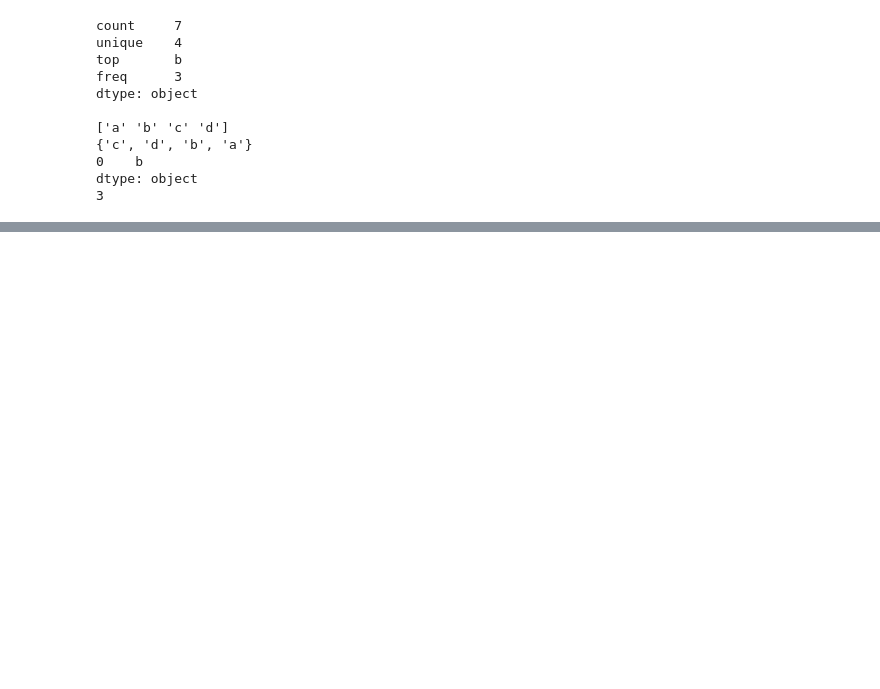
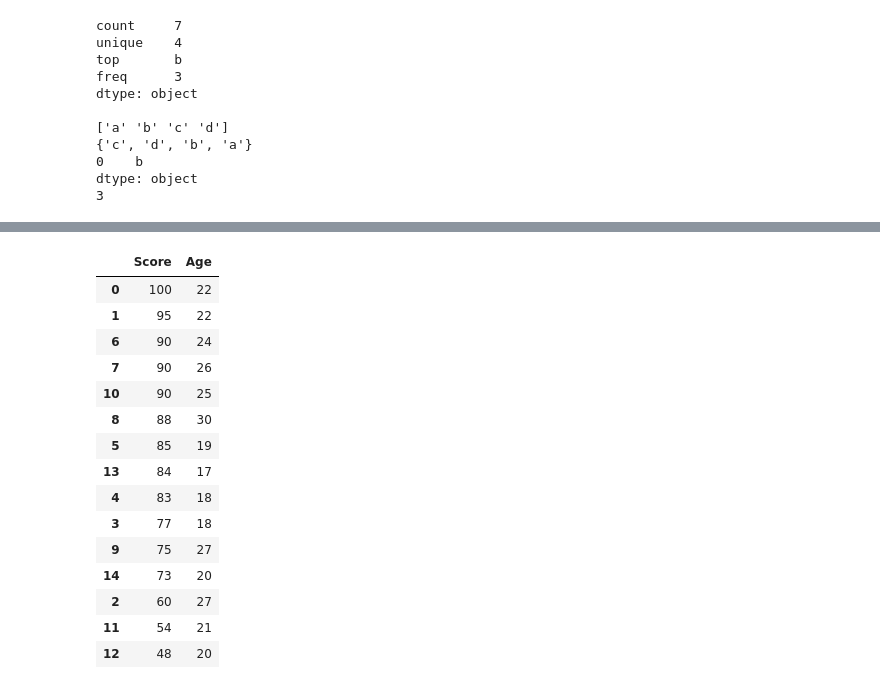
Before and after one commit to devamateur/bigdata_practice, a Jupyter notebook: from_book/python_basic2_dataframe.ipynb, the cells around one changed output, grey strips where cells are left out. Cells and saved outputs as stored; diff of their text form; code cells hidden in the pictures; blank space fills up the shorter version.

```diff
--- a/from_book/python_basic2_dataframe.ipynb
+++ b/from_book/python_basic2_dataframe.ipynb
@@ -262,0 +515,19 @@ dtype: object
+# %%
+df
+# %% [output]
+|  | Score | Age |
+| 0 | 100 | 22 |
+| 1 | 95 | 22 |
+| 6 | 90 | 24 |
+| 7 | 90 | 26 |
+| 10 | 90 | 25 |
+| 8 | 88 | 30 |
+| 5 | 85 | 19 |
+| 13 | 84 | 17 |
+| 4 | 83 | 18 |
+| 3 | 77 | 18 |
+| 9 | 75 | 27 |
+| 14 | 73 | 20 |
+| 2 | 60 | 27 |
+| 11 | 54 | 21 |
+| 12 | 48 | 20 |
```
Also changed, not shown: parts of 30 cells of this notebook.
